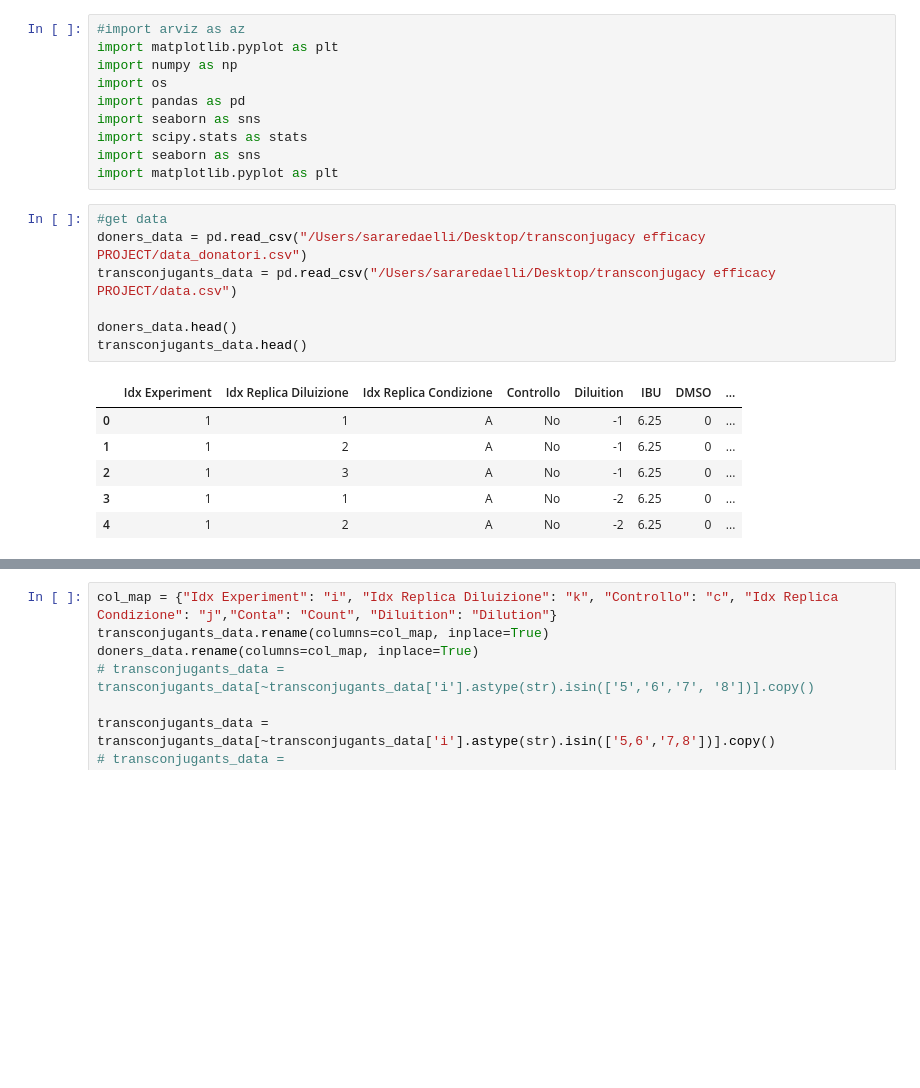
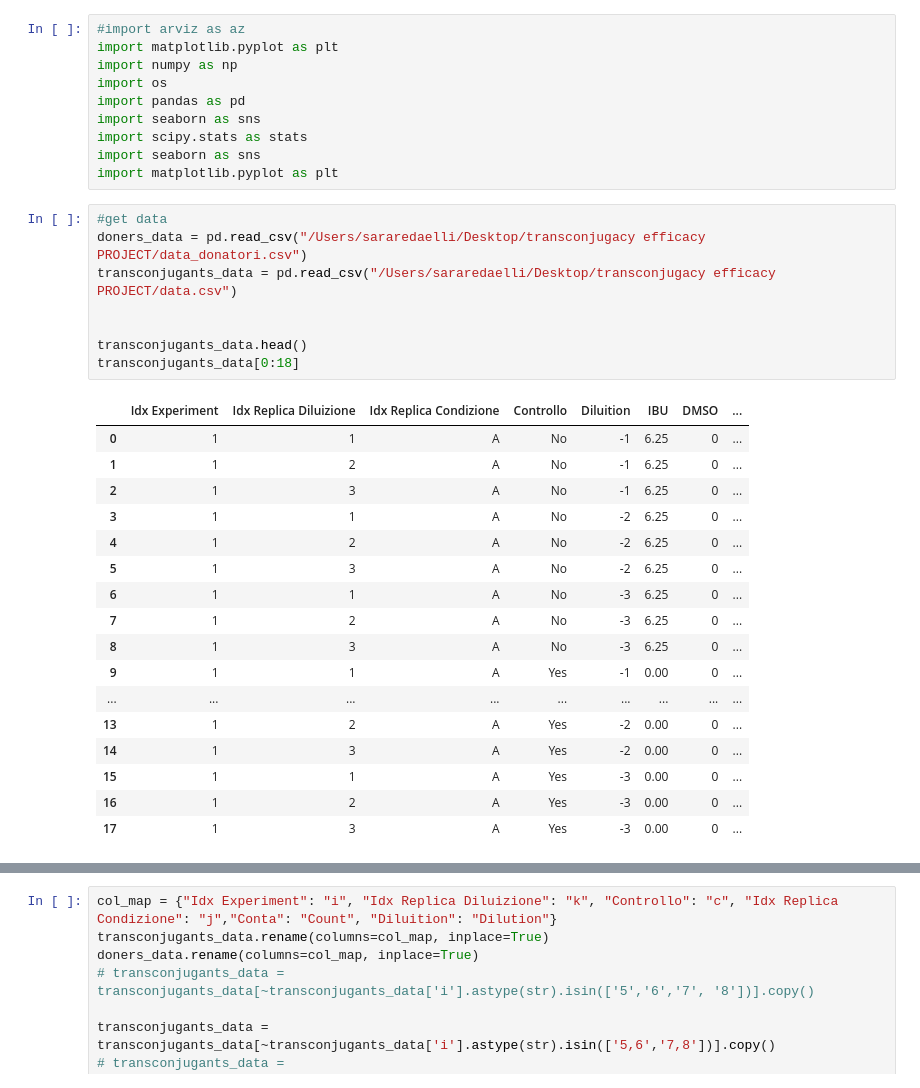
Before and after one commit to ahbagheri01/Progetto_Bayesian_Statistics, a Jupyter notebook: src/jupyter/sara.ipynb, the cells around one changed output, grey strips where cells are left out. Cells and saved outputs as stored; diff of their text form; blank space fills up the shorter version.

```diff
--- a/src/jupyter/sara.ipynb
+++ b/src/jupyter/sara.ipynb
@@ -11,14 +11,26 @@ import matplotlib.pyplot as plt
 # %%
 #get data
 doners_data = pd.read_csv("/Users/sararedaelli/Desktop/transconjugacy efficacy PROJECT/data_donatori.csv")
 transconjugants_data = pd.read_csv("/Users/sararedaelli/Desktop/transconjugacy efficacy PROJECT/data.csv")
 
-doners_data.head()
+
 transconjugants_data.head()
+transconjugants_data[0:18]
 # %% [output]
 |  | Idx Experiment | Idx Replica Diluizione | Idx Replica Condizione | Controllo | Diluition | IBU | DMSO | ... |
 | 0 | 1 | 1 | A | No | -1 | 6.25 | 0 | ... |
 | 1 | 1 | 2 | A | No | -1 | 6.25 | 0 | ... |
 | 2 | 1 | 3 | A | No | -1 | 6.25 | 0 | ... |
 | 3 | 1 | 1 | A | No | -2 | 6.25 | 0 | ... |
 | 4 | 1 | 2 | A | No | -2 | 6.25 | 0 | ... |
+| 5 | 1 | 3 | A | No | -2 | 6.25 | 0 | ... |
+| 6 | 1 | 1 | A | No | -3 | 6.25 | 0 | ... |
+| 7 | 1 | 2 | A | No | -3 | 6.25 | 0 | ... |
+| 8 | 1 | 3 | A | No | -3 | 6.25 | 0 | ... |
+| 9 | 1 | 1 | A | Yes | -1 | 0.00 | 0 | ... |
+| ... | ... | ... | ... | ... | ... | ... | ... | ... |
+| 13 | 1 | 2 | A | Yes | -2 | 0.00 | 0 | ... |
+| 14 | 1 | 3 | A | Yes | -2 | 0.00 | 0 | ... |
+| 15 | 1 | 1 | A | Yes | -3 | 0.00 | 0 | ... |
+| 16 | 1 | 2 | A | Yes | -3 | 0.00 | 0 | ... |
+| 17 | 1 | 3 | A | Yes | -3 | 0.00 | 0 | ... |
```
Also changed, not shown: parts of 3 cells of this notebook.
